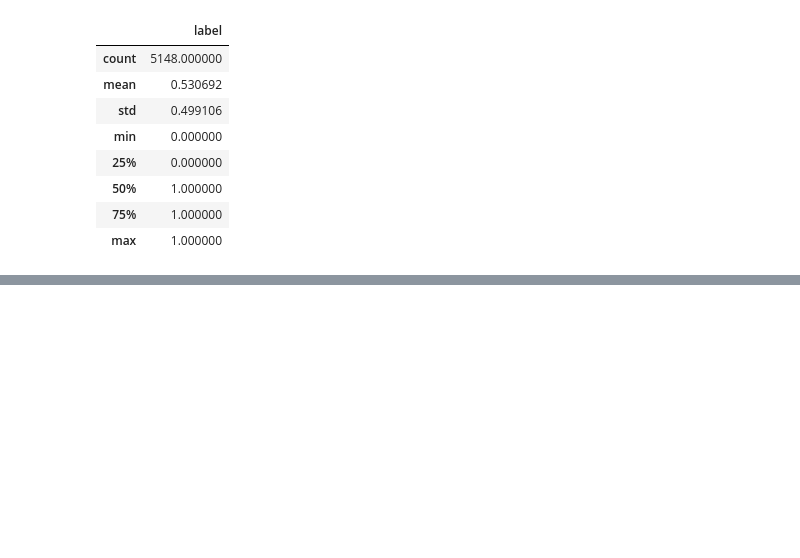
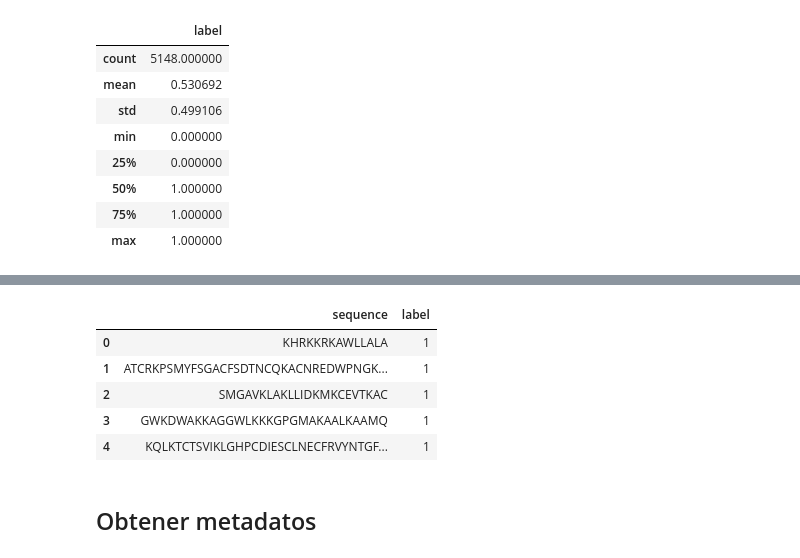
Before and after one commit to AnaLuisaIA/antifungal-peptides, a Jupyter notebook: databases/AMPfun/AMPfun.ipynb, the cells around one changed output, grey strips where cells are left out. Cells and saved outputs as stored; diff of their text form; code cells hidden in the pictures; blank space fills up the shorter version.

```diff
--- a/databases/AMPfun/AMPfun.ipynb
+++ b/databases/AMPfun/AMPfun.ipynb
@@ -200 +244,11 @@ df_combined.describe()
+# %%
+df_validas = df_validas.rename(columns={'Sequence': 'sequence'})
+display(df_validas.head())
+# %% [output]
+|  | sequence | label |
+| 0 | KHRKKRKAWLLALA | 1 |
+| 1 | ATCRKPSMYFSGACFSDTNCQKACNREDWPNGK... | 1 |
+| 2 | SMGAVKLAKLLIDKMKCEVTKAC | 1 |
+| 3 | GWKDWAKKAGGWLKKKGPGMAKAALKAAMQ | 1 |
+| 4 | KQLKTCTSVIKLGHPCDIESCLNECFRVYNTGF... | 1 |
 # %%
@@ -201,0 +256,2 @@ df_combined.to_csv('AMPfun_combinado.csv', index=False, header=True)
+# %% [markdown]
+## Obtener metadatos
```
Also changed, not shown: parts of 17 cells of this notebook, 2 other files.
